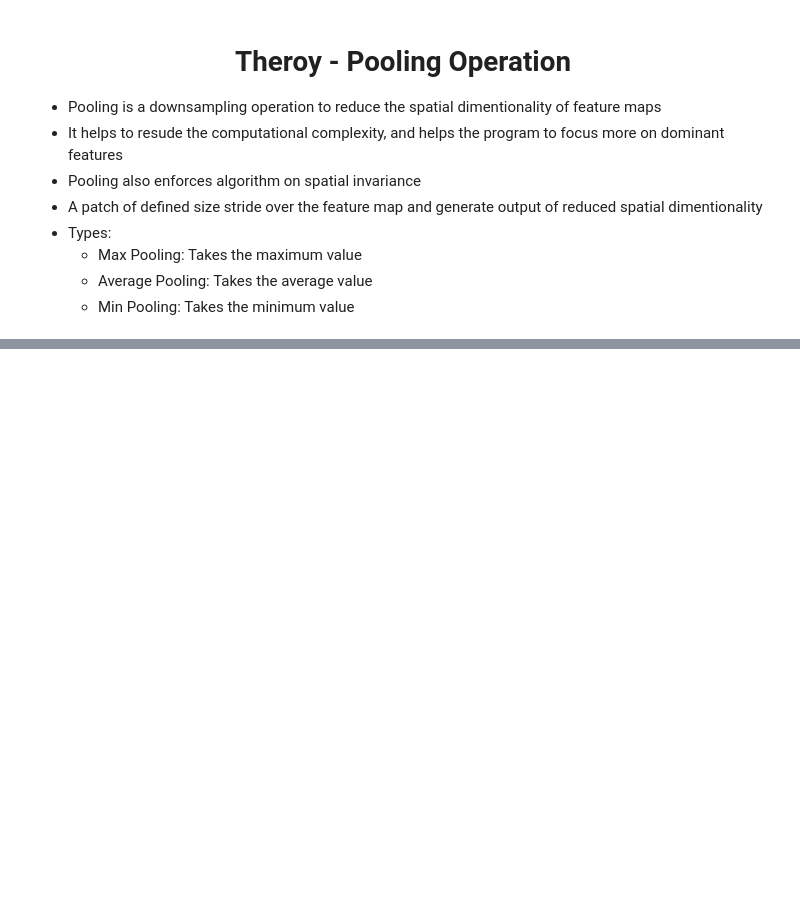
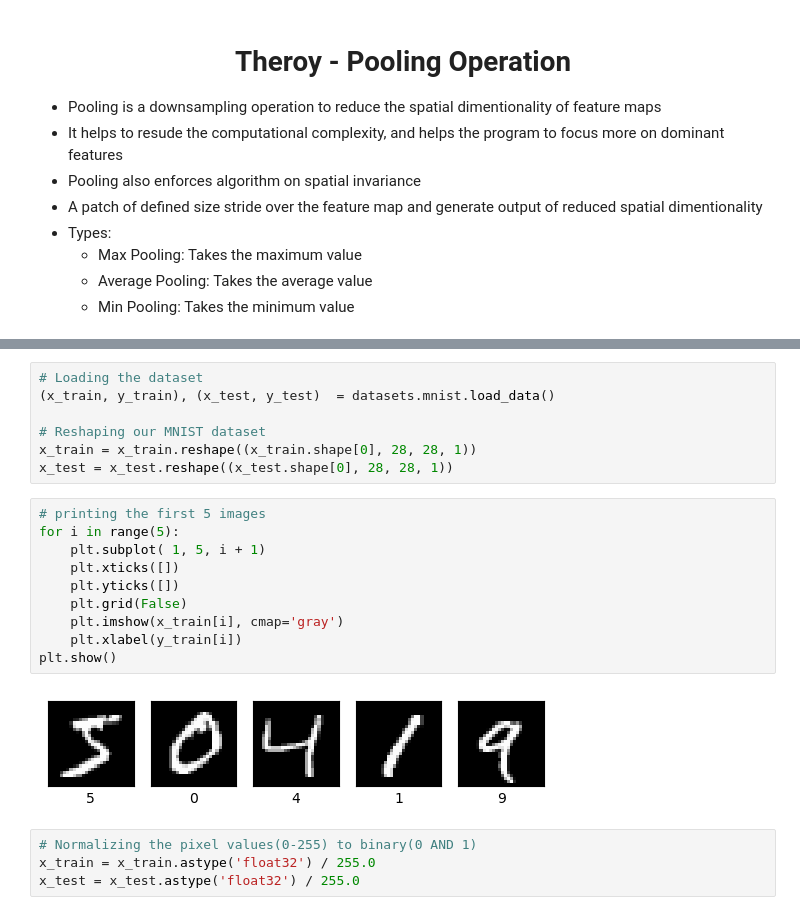
Before and after one commit to Rakeshkalivela/CNN_phy_project, a Jupyter notebook: CNN_tutorial.ipynb, the cells around one changed output, grey strips where cells are left out. Cells and saved outputs as stored; diff of their text form; blank space fills up the shorter version.

```diff
--- a/CNN_tutorial.ipynb
+++ b/CNN_tutorial.ipynb
@@ -79,0 +161,23 @@
+# %%
+# Loading the dataset
+(x_train, y_train), (x_test, y_test)  = datasets.mnist.load_data()
+
+# Reshaping our MNIST dataset
+x_train = x_train.reshape((x_train.shape[0], 28, 28, 1))
+x_test = x_test.reshape((x_test.shape[0], 28, 28, 1))
+# %%
+# printing the first 5 images
+for i in range(5):
+    plt.subplot( 1, 5, i + 1)
+    plt.xticks([])
+    plt.yticks([])
+    plt.grid(False)
+    plt.imshow(x_train[i], cmap='gray')
+    plt.xlabel(y_train[i])
+plt.show()
+# %% [output]
+[figure, added]
+# %%
+# Normalizing the pixel values(0-255) to binary(0 AND 1)
+x_train = x_train.astype('float32') / 255.0
+x_test = x_test.astype('float32') / 255.0
```
Also changed, not shown: parts of 27 cells of this notebook, 2 other files.
